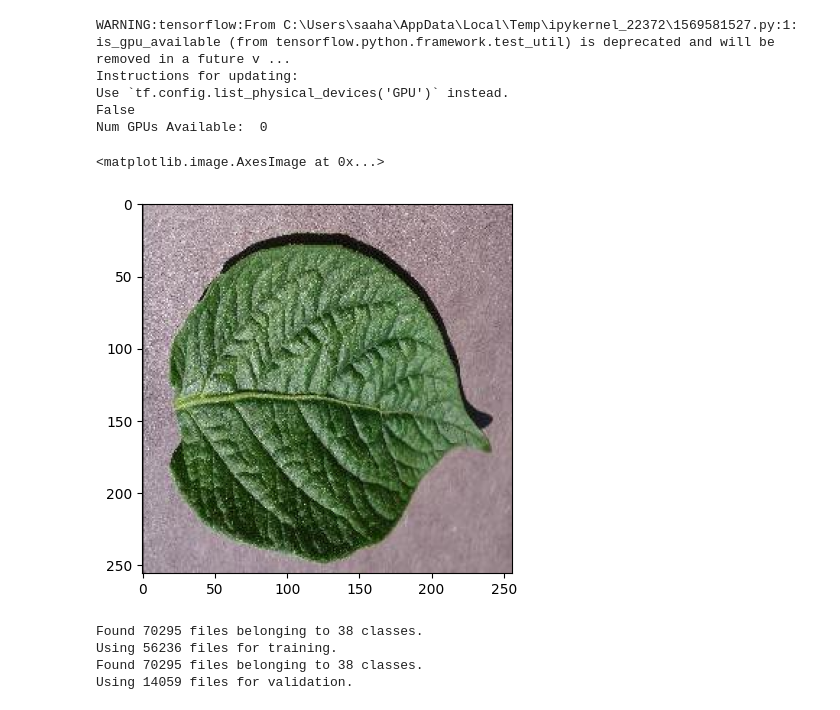
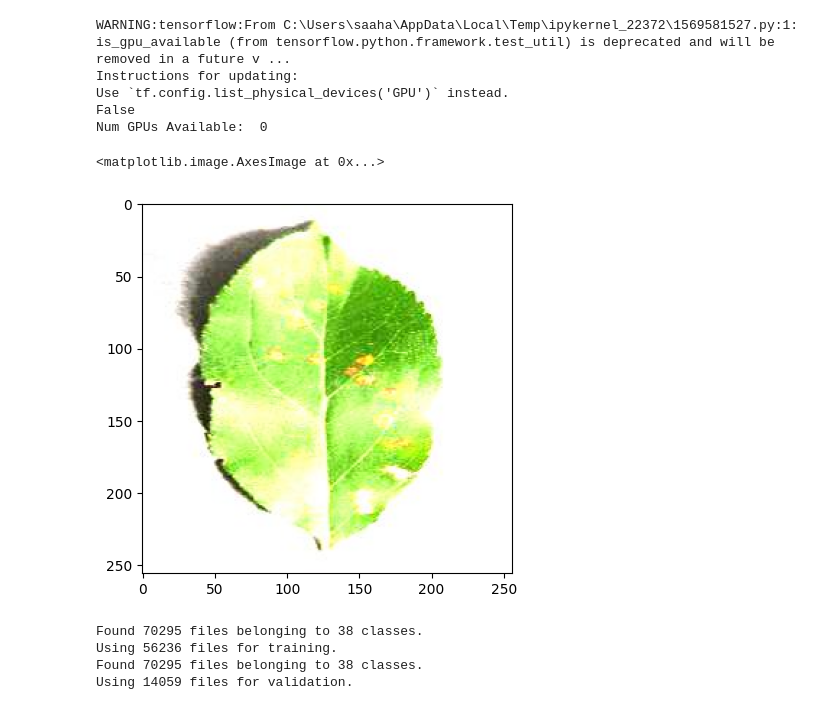
Before and after one commit to SaucyBoi21/CropDiseaseDetectionAI, a Jupyter notebook: code.ipynb, the cells around one changed output. Drawn from its saved outputs; the diff is of its cells as text; code cells hidden in the pictures.

Commit message:
feat: testing
we can now test the model

```diff
--- a/code.ipynb
+++ b/code.ipynb
@@ -34,9 +35,10 @@ test_dir = "C:\\Users\\saaha\\Downloads\\archive\\test\\test"
 potato_dir = "C:\\Users\\saaha\\Downloads\\archive\\data\\New Plant Diseases Dataset(Augmented)\\train\\Potato___healthy"
 # %%
-plt.imshow(load_img(f"{os.path.join(potato_dir, os.listdir(potato_dir)[1])}"))
+#plt.imshow(load_img(f"{os.path.join(potato_dir, os.listdir(potato_dir)[1])}"))
+plt.imshow(load_img(f"{os.path.join(test_dir, os.listdir(test_dir)[0])}"))
 # %% [output]
 <matplotlib.image.AxesImage at 0x...>
-[figure, old version]
+[figure, new version]
 # %%
 def image_generator(target_dir):
     datagen = ImageDataGenerator(rescale=1/255)
```
Also changed, not shown: parts of 7 cells of this notebook.
